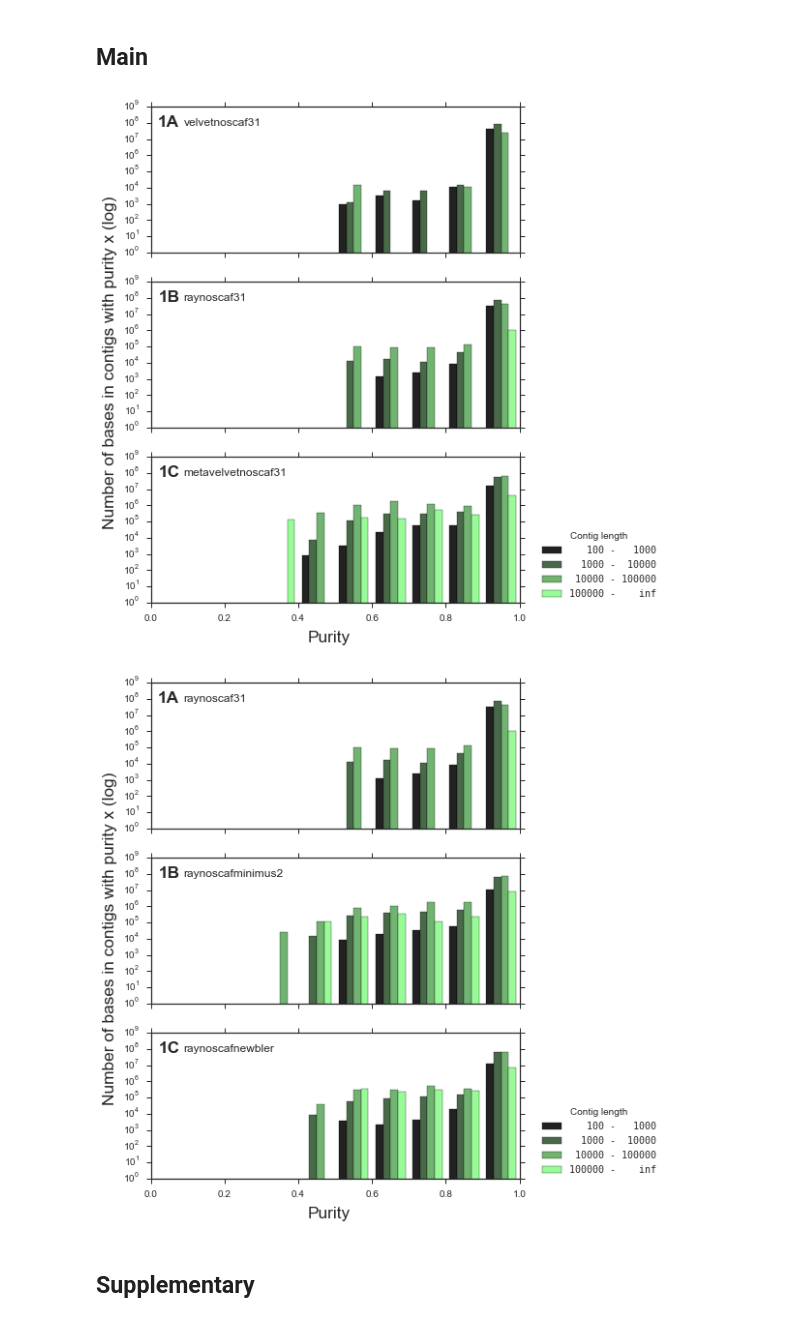
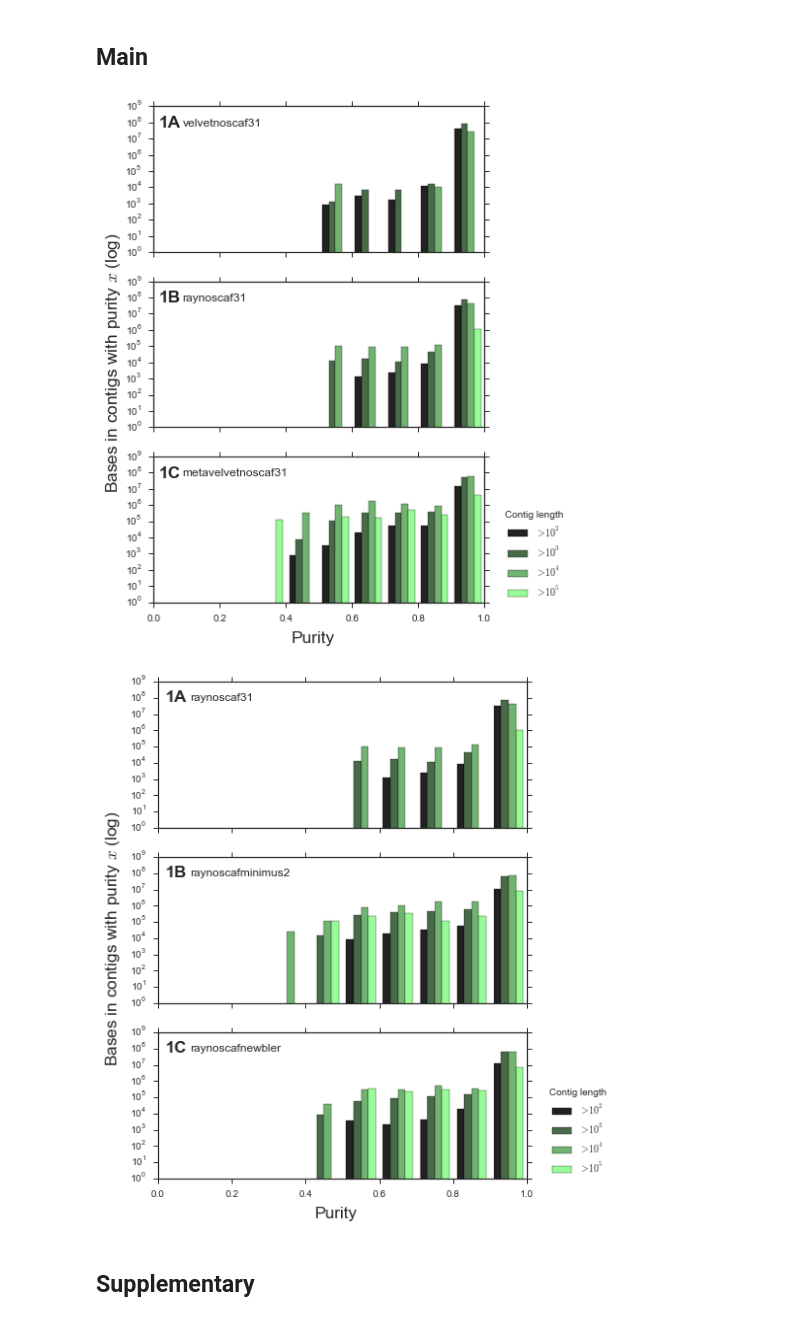
Before and after one commit to inodb/masmvali-publication, a Jupyter notebook: notebooks/LIMS-1884-plos-publication-figures.ipynb, the cells around one changed output. Saved outputs shown, nothing was run; the diff lists cells and outputs as text; code cells hidden in the pictures.

Commit message:
Improve purity histograms legend and eps save

```diff
--- a/notebooks/LIMS-1884-plos-publication-figures.ipynb
+++ b/notebooks/LIMS-1884-plos-publication-figures.ipynb
@@ -34,7 +34,9 @@ import matplotlib as mpl
 import matplotlib.pyplot as plt
 import pandas as pd
 import seaborn as sns
-sns.set_style("white", {'xtick.major.size': 5, 'ytick.major.size': 5})
+sns.set_style("white", {'xtick.major.size': 5, 'ytick.major.size': 5, 'legend.frameon': False,
+ 'legend.numpoints': 1,
+ 'legend.scatterpoints': 1,})
 sns.despine()
 %matplotlib inline
 # %%
@@ -58,54 +60,62 @@ m_uneven = metassemble.MetAssemble(
 # %% [markdown]
 ## Main
 # %%
-mpl.rcParams['figure.figsize'] = 6.83, 9.19
+mpl.rcParams['figure.figsize'] = 6, 9
 mpl.rc('text', usetex=False)
+mpl.rcParams['legend.fancybox'] = False
 
 cmp_purities = ["velvetnoscaf31", "raynoscaf31", "metavelvetnoscaf31"]
 panels = ["1A","1B","1C"]
+labels = ["$>10^2$","$>10^3$", "$>10^4$", "$>10^5$"]
 f, axes = plt.subplots(3, 1, sharex=True, sharey=True)
 for i, s in enumerate(cmp_purities):
     ax = axes[i]
     avp = m_even.avp.__dict__[s]
 
     # interval lengths
     len_intervals = []
     len_weights = []
     ivs = [(int(1e2), int(1e3)), (int(1e3), int(1e4)), (int(1e4), int(1e5)), (int(1e5),float("inf"))]
     for l, h in ivs:
         leni = (np.array(avp.contig_purity["contig_length"] >= l) & np.array(avp.contig_purity["contig_length"] < h))
         len_intervals.append(list(avp.contig_purity[leni]["max_aln_purity"]))
         len_weights.append(list(avp.contig_purity[leni]["contig_length"]))
 
     ax.hist(len_intervals,
          weights=len_weights,
          range=[0.0,1.0], log=1,
-         label=["{l:>6} - {h:>6}".format(l=l,h=h) for l,h in ivs],
+         label=labels,
          color=sns.dark_palette("palegreen", len(ivs)))
     ax.set_ylim(1,1e09)
     #ax.set_title("1A. " + s)
     ax.text(0.05, 1e08, panels[i], fontweight='bold', size='xx-large', ha='center', va='center')
     ax.text(0.09, 1e08, s, size='large', ha='left', va='center')
     #ax.yaxis.grid(True, c='white')
     #ax.set_axisbelow(False)
     #sns.despine()
 
-ax.legend(title="Contig length", bbox_to_anchor=(1.05, 0), loc='lower left', borderaxespad=0., prop={'family':'monospace'})
-
 # Set common labels
 #f.text(0.5, 0.95, "Even Community", va='center', ha='center', size='xx-large')
-f.text(0.5, 0.07, 'Purity', ha='center', va='center', size='xx-large')
-f.text(0.04, 0.5, 'Number of bases in contigs with purity x (log)', ha='center', va='center', rotation='vertical', size='xx-large')
+t1 = f.text(0.5, 0.07, 'Purity', ha='center', va='center', size='xx-large')
+t2 = f.text(0.03, 0.5, 'Bases in contigs with purity $x$ (log)', ha='center', va='center', rotation='vertical', size='xx-large')
 
-plt.savefig("/media/milou/glob/github/masmvali-publication/plos/figures/Figure 1.eps")
+#axes[2].legend(title="Contig length", loc='lower left', ncol=1)
+lgd = ax.legend(title="Contig length", bbox_to_anchor=(1.05, 0), loc='lower left', borderaxespad=0.)
+#t2 = axes[0].get_legend().get_title()
+#t2.set_family(t1.get_family())
+
+plt.savefig("/media/milou/glob/github/masmvali-publication/plos/figures/Figure1.eps",
+            bbox_extra_artists=(lgd, t1, t2), bbox_inches='tight')
 # %% [output]
-[figure, old version]
+[figure, new version]
 # %%
 mpl.rcParams['figure.figsize'] = 6.83, 9.19
+mpl.rc('text', usetex=False)
 
 cmp_purities = ["raynoscaf31", "raynoscafminimus2", "raynoscafnewbler"]
+panels = ["1A","1B","1C"]
+labels = ["$>10^2$","$>10^3$", "$>10^4$", "$>10^5$"]
 f, axes = plt.subplots(3, 1, sharex=True, sharey=True)
-panels = ["1A","1B","1C"]
 for i, s in enumerate(cmp_purities):
     ax = axes[i]
     avp = m_even.avp.__dict__[s]
@@ -119,29 +129,33 @@ for i, s in enumerate(cmp_purities):
         len_intervals.append(list(avp.contig_purity[leni]["max_aln_purity"]))
         len_weights.append(list(avp.contig_purity[leni]["contig_length"]))
 
-    #ax.set_title(s)
-    ax.text(0.05, 1e08, panels[i], fontweight='bold', size='xx-large', ha='center', va='center')
-    ax.text(0.09, 1e08, s, size='large', ha='left', va='center')
     ax.hist(len_intervals,
          weights=len_weights,
          range=[0.0,1.0], log=1,
-         label=["{l:>6} - {h:>6}".format(l=l,h=h) for l,h in ivs],
+         label=labels,
          color=sns.dark_palette("palegreen", len(ivs)))
     ax.set_ylim(1,1e09)
+    #ax.set_title("1A. " + s)
+    ax.text(0.05, 1e08, panels[i], fontweight='bold', size='xx-large', ha='center', va='center')
+    ax.text(0.09, 1e08, s, size='large', ha='left', va='center')
     #ax.yaxis.grid(True, c='white')
     #ax.set_axisbelow(False)
     #sns.despine()
 
-ax.legend(title="Contig length", bbox_to_anchor=(1.05, 0), loc='lower left', borderaxespad=0., prop={'family':'monospace'})
-
 # Set common labels
 #f.text(0.5, 0.95, "Even Community", va='center', ha='center', size='xx-large')
-f.text(0.5, 0.07, 'Purity', ha='center', va='center', size='xx-large')
-f.text(0.04, 0.5, 'Number of bases in contigs with purity x (log)', ha='center', va='center', rotation='vertical', size='xx-large')
+t1 = f.text(0.5, 0.07, 'Purity', ha='center', va='center', size='xx-large')
+t2 = f.text(0.03, 0.5, 'Bases in contigs with purity $x$ (log)', ha='center', va='center', rotation='vertical', size='xx-large')
 
-plt.savefig("/media/milou/glob/github/masmvali-publication/plos/figures/Figure 2.eps")
+
+lgd = ax.legend(title="Contig length", bbox_to_anchor=(1.05, 0), loc='lower left', borderaxespad=0.)
+#t2 = axes[0].get_legend().get_title()
+#t2.set_family(t1.get_family())
+
+plt.savefig("/media/milou/glob/github/masmvali-publication/plos/figures/Figure2.eps",
+            bbox_extra_artists=(lgd, t1, t2), bbox_inches='tight')
 # %% [output]
-[figure, old version]
+[figure, new version]
 # %% [markdown]
 ## Supplementary
 # %%
```
Also changed, not shown: parts of 2 cells of this notebook.
